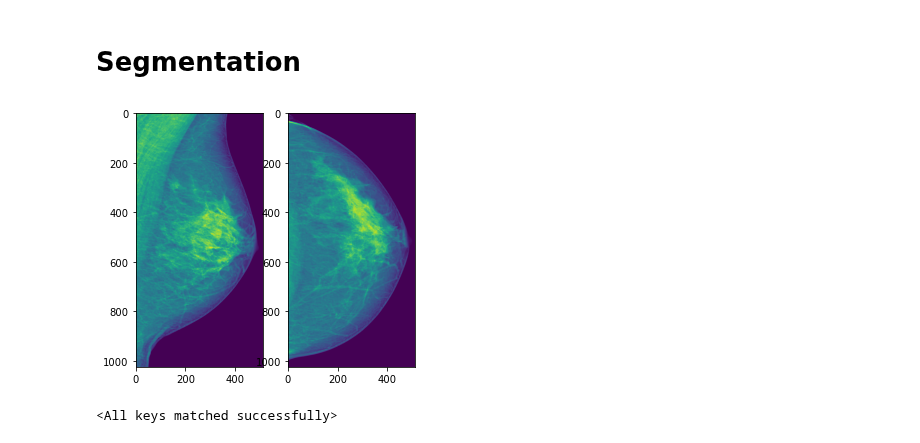
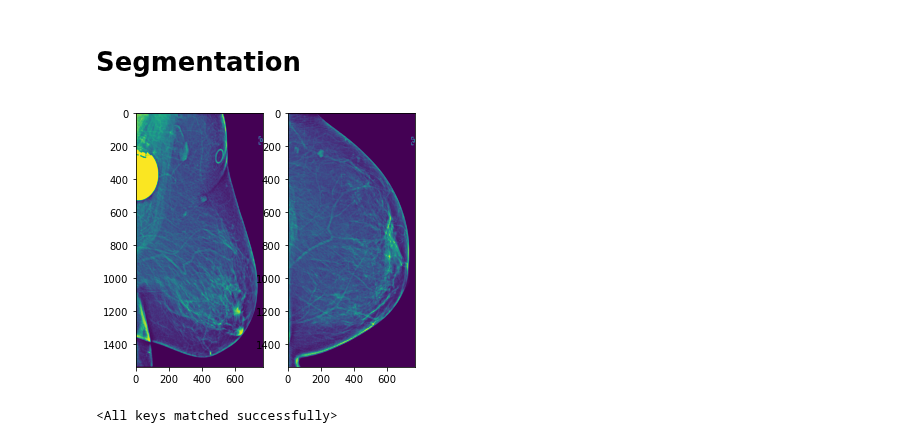
Before and after one commit to analokmaus/kaggle-rsna-breast-cancer, a Jupyter notebook: 01_post_analysis.ipynb, the cells around one changed output. Drawn from its saved outputs; the diff is of its cells as text; code cells hidden in the pictures.

```diff
--- a/01_post_analysis.ipynb
+++ b/01_post_analysis.ipynb
@@ -401,7 +465,7 @@ def extract_encoder(origin_config, target_config, checkpoint_path, export_path,
 # extract_encoder(SegBaseline(), Model12(), 'results/seg_baseline/nocv.pt', 'results/seg_baseline/multi_instance.pt', target='.global_encoder')
 # extract_encoder(SegBaseline(), Aug07lr0(), 'results/seg_baseline/nocv.pt', 'results/seg_baseline/multi_view.pt', target='.encoder')
 # %%
-cfg = Model12v1()
+cfg = Res02mod2()
 # cfg = SegBaseline()
 train = pd.read_csv(cfg.train_path).query('cancer == 1')
 # train = pd.read_csv(cfg.train_path).query('~finding_birads.isnull()')
@@ -414,17 +478,17 @@ dataset = cfg.dataset(
     **cfg.dataset_params
 )
 # %%
-img, label = dataset[0]
+img, label = dataset[15]
 _img = (img - img.min()) / (img.max() - img.min())
 plt.figure(figsize=(5, 5))
 plt.subplot(1, 2, 1)
 plt.imshow(_img[0, 0])
 plt.subplot(1, 2, 2)
 plt.imshow(_img[1, 0])
 plt.show()
 plt.close()
 # %% [output]
-[figure, old version]
+[figure, new version]
 # %%
 model = cfg.model(**cfg.model_params)
 checkpoint = torch.load(f'results/{cfg.name}/fold0.pt', 'cpu')['model']
```
Also changed, not shown: parts of 23 cells of this notebook, 6 other files.
